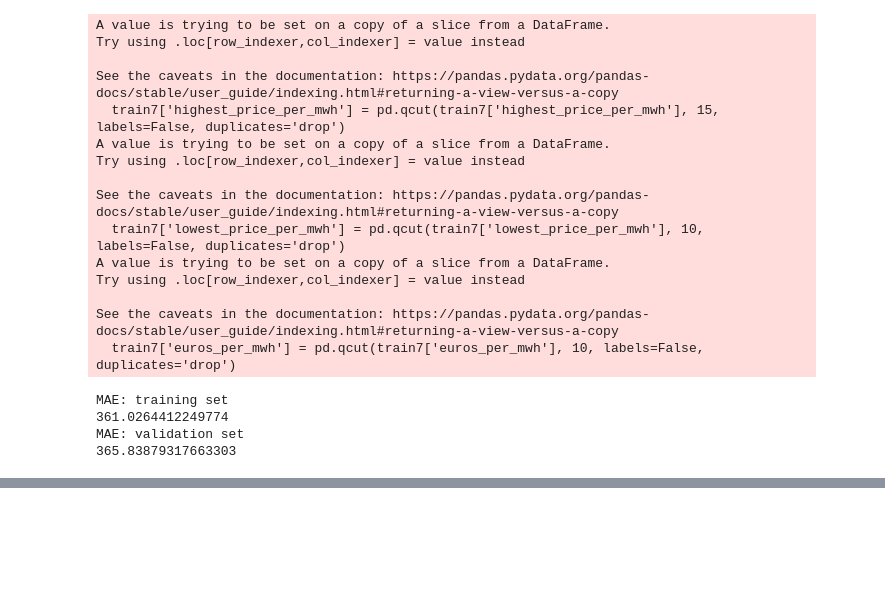
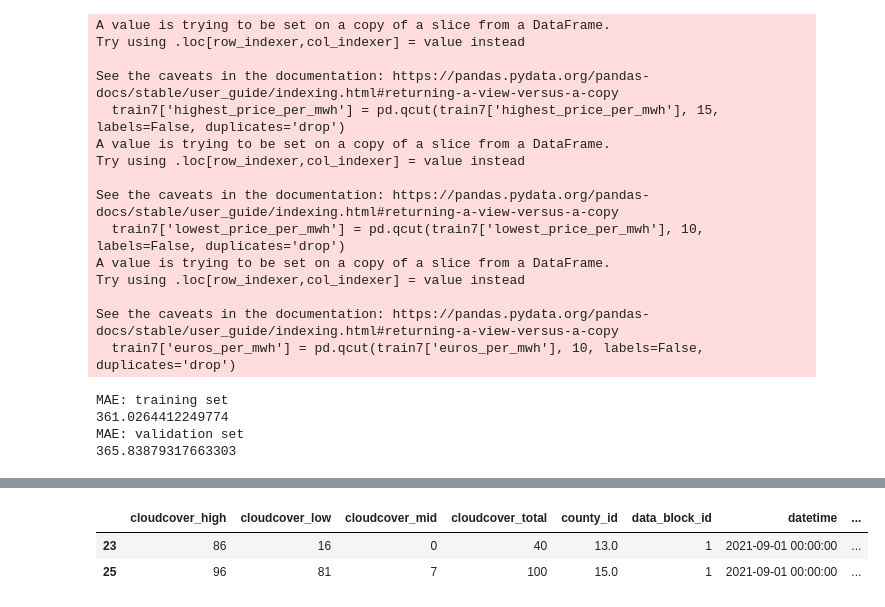
Before and after one commit to ZalmanKelber/kaggle_prosumer, a Jupyter notebook: prosumer.ipynb, the cells around one changed output, grey strips where cells are left out. Cells and saved outputs as stored; diff of their text form; code cells hidden in the pictures; blank space fills up the shorter version.

Commit message:
Run baseline model on gas, electricity and historical weather data

```diff
--- a/prosumer.ipynb
+++ b/prosumer.ipynb
@@ -233,3 +233,6 @@ MAE: training set
 361.0264412249774
 MAE: validation set
 365.83879317663303
+# %%
+historical_weather2 = historical_weather.apply(get_county_id, axis=1)
+historical_weather2.isnull().sum()
@@ -235,0 +262,8 @@ MAE: validation set
+# %%
+historical_weather3 = historical_weather2.dropna()
+historical_weather3.to_csv('output/historical_weather_county_id.csv')
+historical_weather3.head(2)
+# %% [output]
+|  | cloudcover_high | cloudcover_low | cloudcover_mid | cloudcover_total | county_id | data_block_id | datetime | ... |
+| 23 | 86 | 16 | 0 | 40 | 13.0 | 1 | 2021-09-01 00:00:00 | ... |
+| 25 | 96 | 81 | 7 | 100 | 15.0 | 1 | 2021-09-01 00:00:00 | ... |
```
Also changed, not shown: parts of 4 cells of this notebook.
